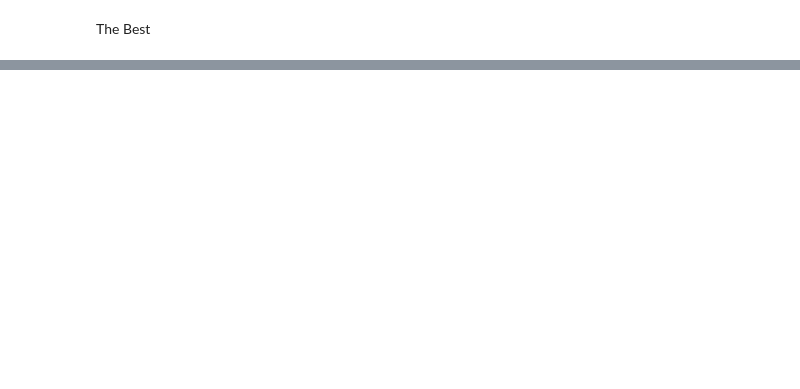
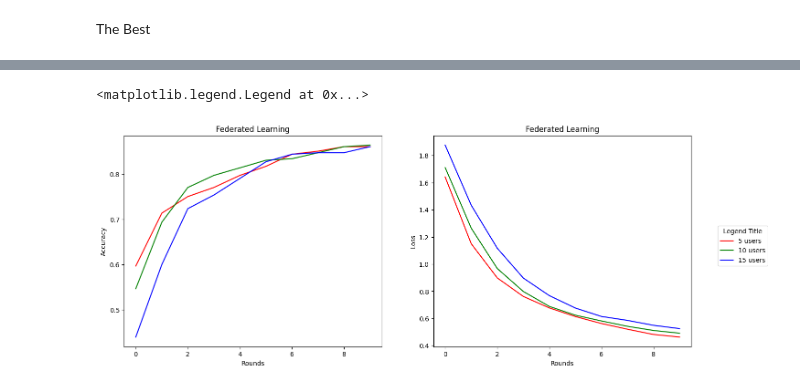
Before and after one commit to lucastsc/FL, a Jupyter notebook: FL2.ipynb, the cells around one changed output, grey strips where cells are left out. Drawn from its saved outputs; the diff is of its cells as text; code cells hidden in the pictures; blank space fills up the shorter version.

```diff
--- a/FL2.ipynb
+++ b/FL2.ipynb
@@ -229,10 +183,10 @@ Round 99.GLOBAL ACC: 0.9433333277702332
 # %%
-r1, ga1, gl1 = FL(4,20,0.20,10,True,400,700,300)
-r2, ga2, gl2 = FL(5,20,0.20,10,True,400,700,300)
-r3, ga3, gl3 = FL(6,20,0.20,10,True,400,700,300)
+r1, ga1, gl1 = FL(4,10,0,0,False,400,700,300)
+r2, ga2, gl2 = FL(5,10,0,0,False,400,700,300)
+r3, ga3, gl3 = FL(6,10,0,0,False,400,700,300)
 
 fig, axs = plt.subplots(1,2, figsize=(16,6))
-line_labels = ['5 users','10 users','20 users']
+line_labels = ['5 users','10 users','15 users']
 
 axs[0].title.set_text(f'Federated Learning')
 axs[0].set_xlabel('Rounds')
@@ -255,3 +209,4 @@ fig.legend([l1, l2, l3],     # The line objects
            borderaxespad=0.1,    # Small spacing around legend box
            title="Legend Title"  # Title for the legend
            )
+# %% [output]
@@ -257,0 +230,2 @@ fig.legend([l1, l2, l3],     # The line objects
+<matplotlib.legend.Legend at 0x...>
+[figure, added]
```
Also changed, not shown: parts of 4 cells of this notebook.
